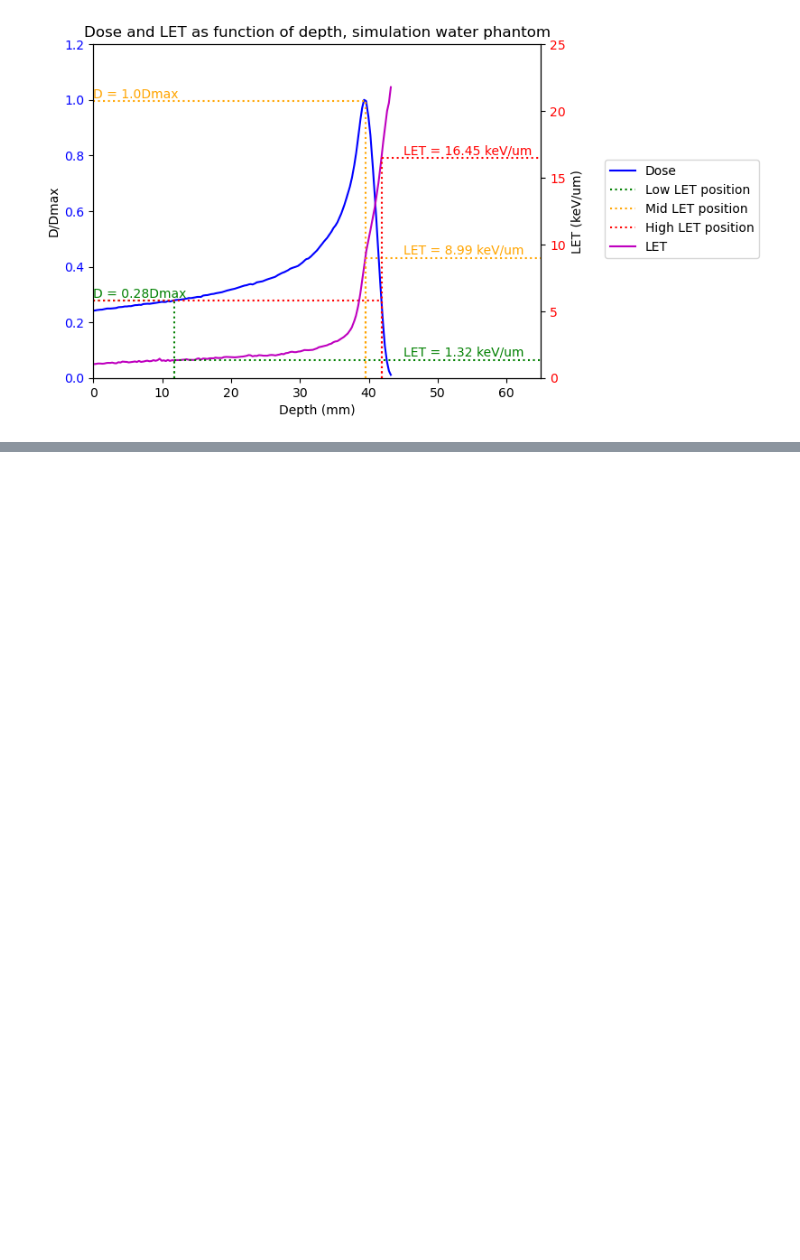
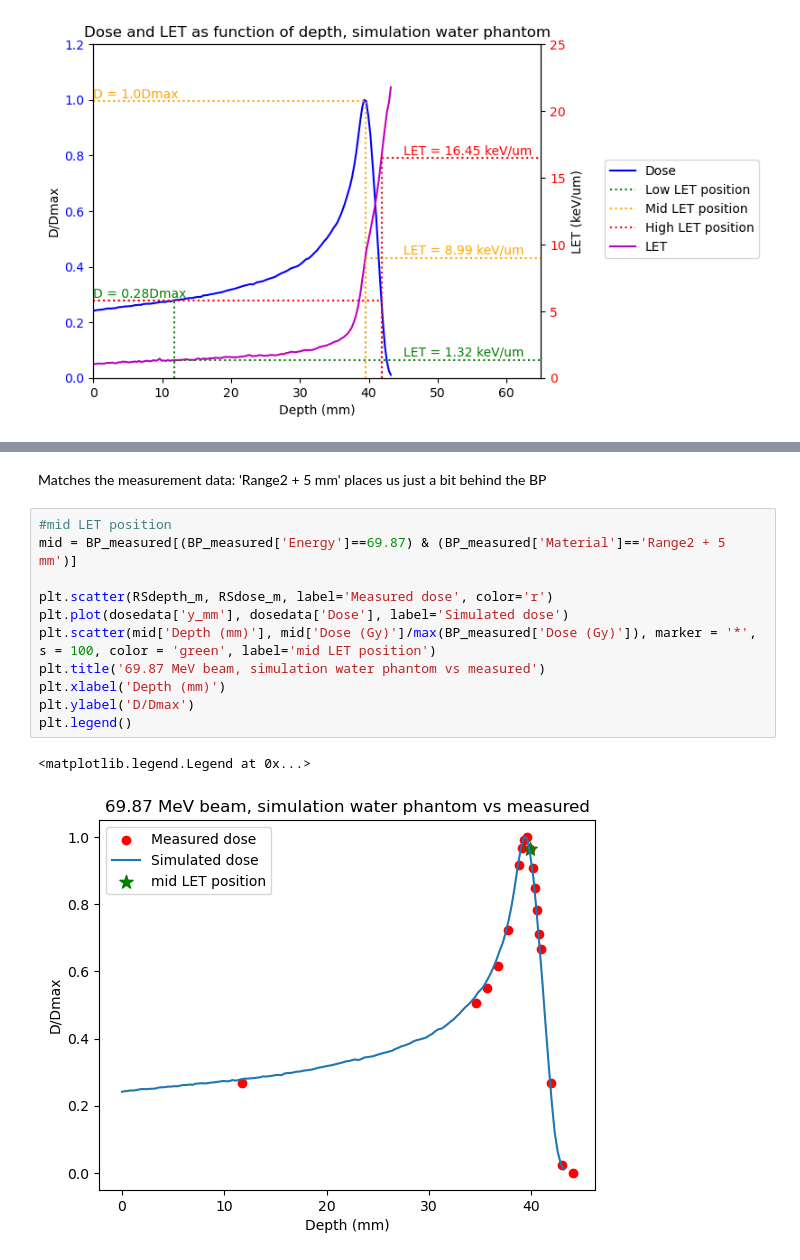
Before and after one commit to BrittHaanen15/Thesis_project, a Jupyter notebook: Python codes/Finding mid LET.ipynb, the cells around one changed output, grey strips where cells are left out. Drawn from its saved outputs; the diff is of its cells as text; blank space fills up the shorter version.

Commit message:
Customising plots

```diff
--- a/Python codes/Finding mid LET.ipynb
+++ b/Python codes/Finding mid LET.ipynb
@@ -557,0 +354,16 @@ fig.legend(loc='center left', bbox_to_anchor=(1, 0.5))
+# %% [markdown]
+Matches the measurement data: 'Range2 + 5 mm' places us just a bit behind the BP
+# %%
+#mid LET position
+mid = BP_measured[(BP_measured['Energy']==69.87) & (BP_measured['Material']=='Range2 + 5 mm')]
+
+plt.scatter(RSdepth_m, RSdose_m, label='Measured dose', color='r')
+plt.plot(dosedata['y_mm'], dosedata['Dose'], label='Simulated dose')
+plt.scatter(mid['Depth (mm)'], mid['Dose (Gy)']/max(BP_measured['Dose (Gy)']), marker = '*', s = 100, color = 'green', label='mid LET position')
+plt.title('69.87 MeV beam, simulation water phantom vs measured')
+plt.xlabel('Depth (mm)')
+plt.ylabel('D/Dmax')
+plt.legend()
+# %% [output]
+<matplotlib.legend.Legend at 0x...>
+[figure, added]
```
Also changed, not shown: parts of 14 cells of this notebook.
